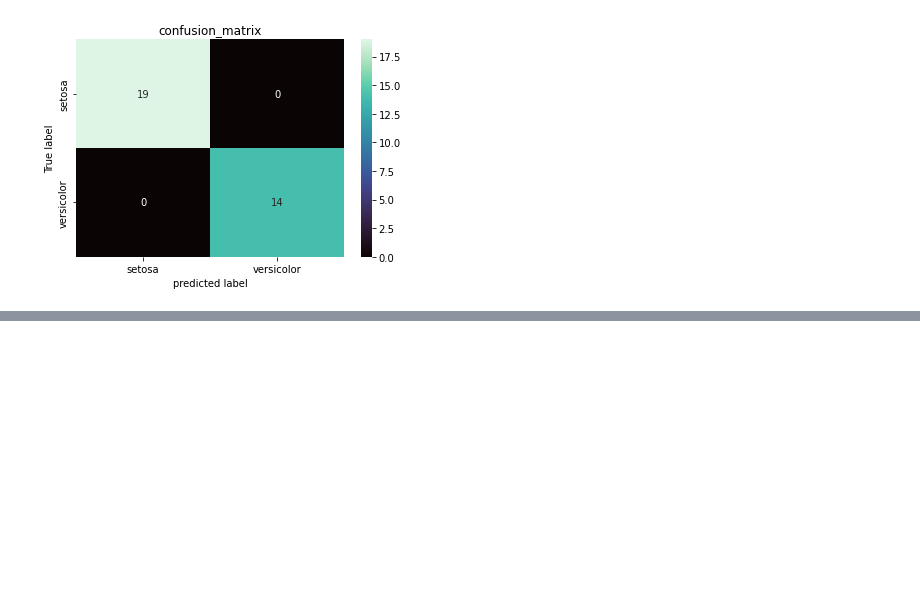
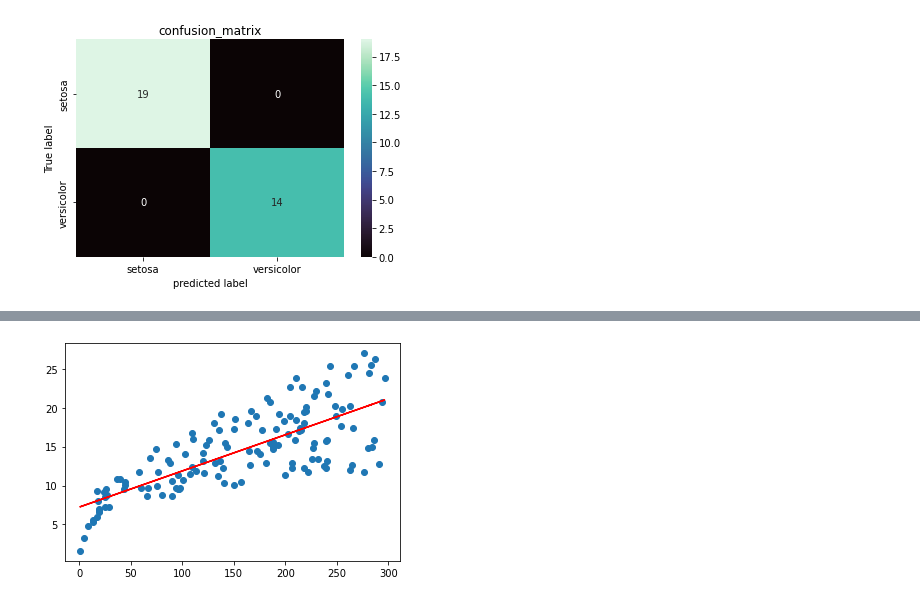
Before and after one commit to santhoshmc/machine-learning, a Jupyter notebook: MachineLearning_Sklearn.ipynb, the cells around one changed output, grey strips where cells are left out. Saved outputs shown, nothing was run; the diff lists cells and outputs as text; code cells hidden in the pictures; blank space fills up the shorter version.

```diff
--- a/MachineLearning_Sklearn.ipynb
+++ b/MachineLearning_Sklearn.ipynb
@@ -203,0 +277,8 @@ plt.show()
+# %%
+# Create x and y
+X=addf['TV']
+y=addf['Sales']
+# %%
+# Splitting the variable in training and testing
+from sklearn.model_selection import train_test_split
+X_train, X_test, y_train, y_test=train_test_split(X,y, train_size=0.7, random_state=42)
@@ -203,0 +349,7 @@ plt.show()
+# %%
+#Visualizing the regression line
+plt.scatter(X_train,y_train)
+plt.plot(X_train, 7.2395+0.0464*X_train, 'r')
+plt.show()
+# %% [output]
+[figure, added]
```
Also changed, not shown: parts of 29 cells of this notebook.
